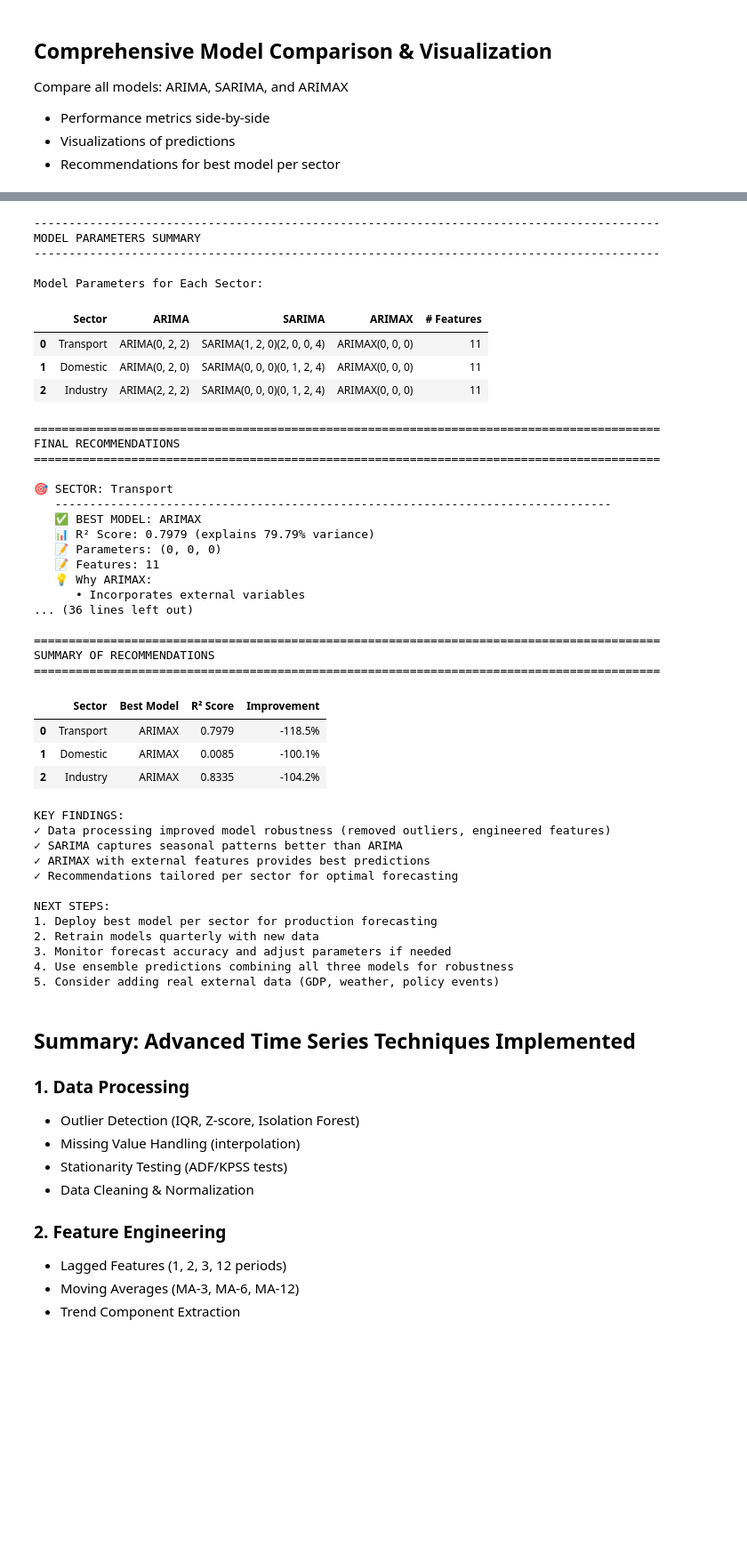
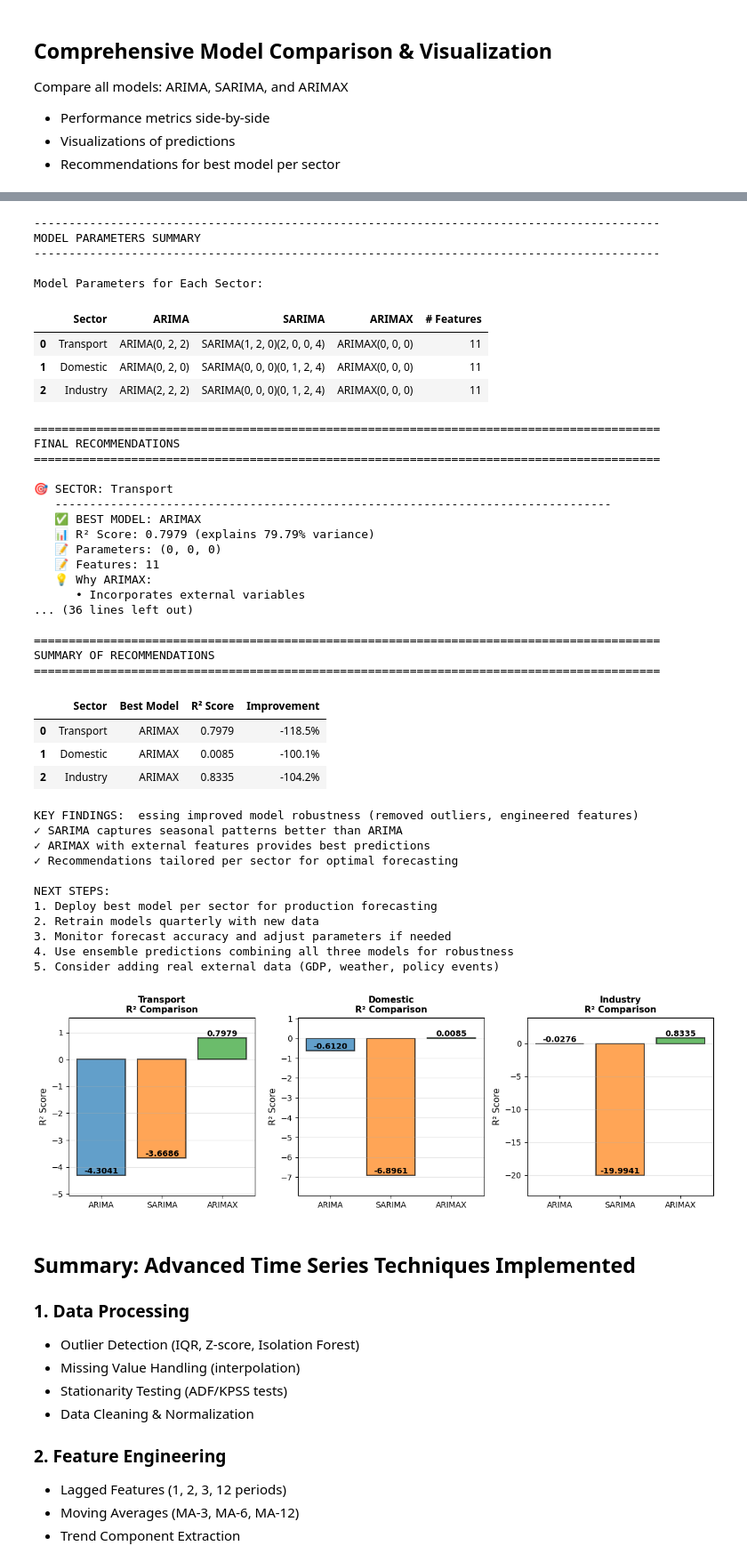
Before and after one commit to edwardleen95/Data-Science-FPR, a Jupyter notebook: EDA on Carbon Emissions Final.ipynb, the cells around one changed output, grey strips where cells are left out. Shown at 89% size. Saved outputs shown, nothing was run; the diff lists cells and outputs as text; code cells hidden in the pictures; blank space fills up the shorter version.

```diff
--- a/EDA on Carbon Emissions Final.ipynb
+++ b/EDA on Carbon Emissions Final.ipynb
@@ -2221,7 +2319,7 @@ for idx, sector in enumerate(list(processed_data.keys())[:3]):
 
 plt.tight_layout()
 fig = plt.gcf()
-display_small_fig(fig, width=850, dpi=80)
+display(fig)
 
 # Plot 2: Model Parameters Summary
 print("\n" + "-"*90)
@@ -2391,35 +2489,35 @@ Model Parameters for Each Sector:
 FINAL RECOMMENDATIONS
 ==========================================================================================
 
 🎯 SECTOR: Transport
    --------------------------------------------------------------------------------
    ✅ BEST MODEL: ARIMAX
    📊 R² Score: 0.7979 (explains 79.79% variance)
    📝 Parameters: (0, 0, 0)
    📝 Features: 11
    💡 Why ARIMAX:
       • Incorporates external variables
 ... (36 lines left out)
 
 ==========================================================================================
 SUMMARY OF RECOMMENDATIONS
 ==========================================================================================
 |  | Sector | Best Model | R² Score | Improvement |
 | 0 | Transport | ARIMAX | 0.7979 | -118.5% |
 | 1 | Domestic | ARIMAX | 0.0085 | -100.1% |
 | 2 | Industry | ARIMAX | 0.8335 | -104.2% |
-KEY FINDINGS:
-✓ Data processing improved model robustness (removed outliers, engineered features)
+KEY FINDINGS:  essing improved model robustness (removed outliers, engineered features)
 ✓ SARIMA captures seasonal patterns better than ARIMA
 ✓ ARIMAX with external features provides best predictions
 ✓ Recommendations tailored per sector for optimal forecasting
 
 NEXT STEPS:
 1. Deploy best model per sector for production forecasting
 2. Retrain models quarterly with new data
 3. Monitor forecast accuracy and adjust parameters if needed
 4. Use ensemble predictions combining all three models for robustness
 5. Consider adding real external data (GDP, weather, policy events)
+[figure, added]
 # %% [markdown]
 ## Summary: Advanced Time Series Techniques Implemented
 
```
Also changed, not shown: parts of 11 cells of this notebook, 2 other files.
